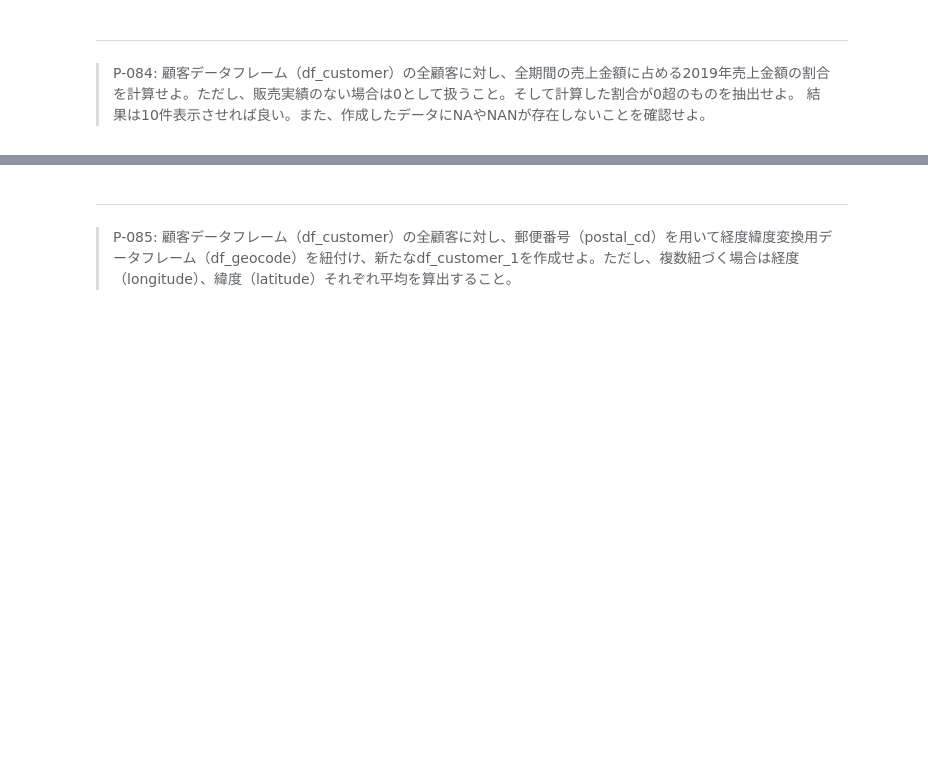
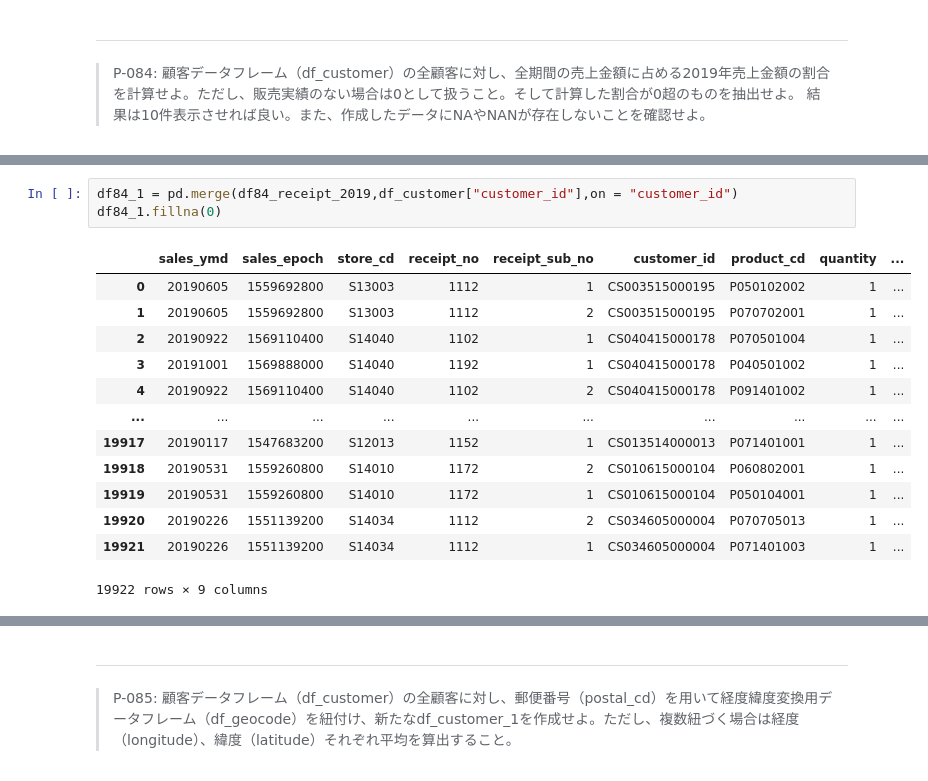
Before and after one commit to fintalk/koan, a Jupyter notebook: 100knock/submit/Shishizo/100_knock_Python(Shishizo).ipynb, the cells around one changed output, grey strips where cells are left out. Drawn from its saved outputs; the diff is of its cells as text; blank space fills up the shorter version.

```diff
--- a/100knock/submit/Shishizo/100_knock_Python(Shishizo).ipynb
+++ b/100knock/submit/Shishizo/100_knock_Python(Shishizo).ipynb
@@ -2403,0 +2798,17 @@ df71
+# %%
+df84_1 = pd.merge(df84_receipt_2019,df_customer["customer_id"],on = "customer_id")
+df84_1.fillna(0)
+# %% [output]
+|  | sales_ymd | sales_epoch | store_cd | receipt_no | receipt_sub_no | customer_id | product_cd | quantity | ... |
+| 0 | 20190605 | 1559692800 | S13003 | 1112 | 1 | CS003515000195 | P050102002 | 1 | ... |
+| 1 | 20190605 | 1559692800 | S13003 | 1112 | 2 | CS003515000195 | P070702001 | 1 | ... |
+| 2 | 20190922 | 1569110400 | S14040 | 1102 | 1 | CS040415000178 | P070501004 | 1 | ... |
+| 3 | 20191001 | 1569888000 | S14040 | 1192 | 1 | CS040415000178 | P040501002 | 1 | ... |
+| 4 | 20190922 | 1569110400 | S14040 | 1102 | 2 | CS040415000178 | P091401002 | 1 | ... |
+| ... | ... | ... | ... | ... | ... | ... | ... | ... | ... |
+| 19917 | 20190117 | 1547683200 | S12013 | 1152 | 1 | CS013514000013 | P071401001 | 1 | ... |
+| 19918 | 20190531 | 1559260800 | S14010 | 1172 | 2 | CS010615000104 | P060802001 | 1 | ... |
+| 19919 | 20190531 | 1559260800 | S14010 | 1172 | 1 | CS010615000104 | P050104001 | 1 | ... |
+| 19920 | 20190226 | 1551139200 | S14034 | 1112 | 2 | CS034605000004 | P070705013 | 1 | ... |
+| 19921 | 20190226 | 1551139200 | S14034 | 1112 | 1 | CS034605000004 | P071401003 | 1 | ... |
+19922 rows × 9 columns
```
Also changed, not shown: parts of 43 cells of this notebook.
